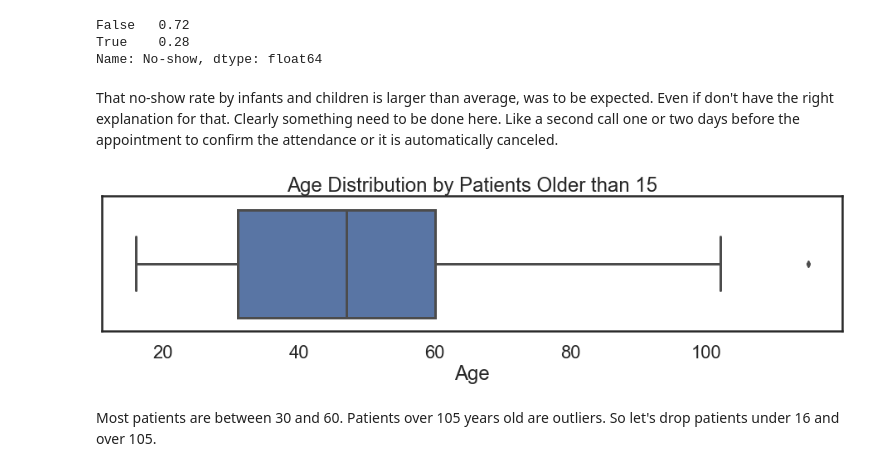
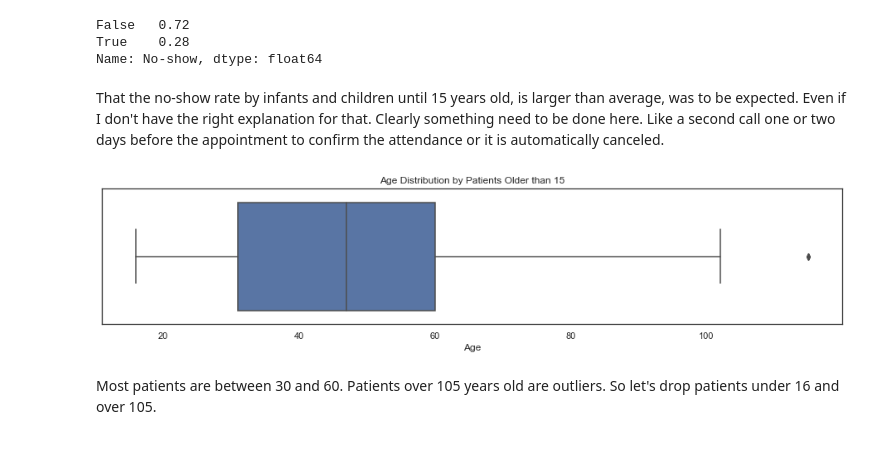
Before and after one commit to skacem/Business-Analytics, a Jupyter notebook: Misc/Medical_appointment_analysis.ipynb, the cells around one changed output. Saved outputs shown, nothing was run; the diff lists cells and outputs as text; code cells hidden in the pictures.

```diff
--- a/Misc/Medical_appointment_analysis.ipynb
+++ b/Misc/Medical_appointment_analysis.ipynb
@@ -189,6 +197,7 @@ df.drop(['AppointmentID', 'ScheduledDay'], axis=1, inplace=True);
 # Rename columns
 df.rename(columns={'Neighbourhood': 'Neighborhood',
                    'Handcap': 'Handicap',
-                   'Hipertension': 'Hypertension'},
+                   'Hipertension': 'Hypertension',
+                   'AppointmentDay': 'AppointmentDate'},
           inplace=True)
 # %%
@@ -204,8 +213,8 @@ df['Neighborhood'][0]
 'Jardim Da Penha'
 # %%
 # Extract Day of the week and Month from appointments
-df['AppointmentMonth'] = df['AppointmentDay'].dt.month_name().astype('category')
-df['AppointmentDay'] = df['AppointmentDay'].dt.day_name().astype('category')
+df['AppointmentMonth'] = df['AppointmentDate'].dt.month_name().astype('category')
+df['AppointmentDay'] = df['AppointmentDate'].dt.day_name().astype('category')
 # %% [markdown]
 ### Data Consistency Check
 # %%
@@ -327,5 +336,6 @@ pd.plotting.table(g, np.round(group_app_dist.describe(), 2),
 # %%
 group_app_dist.sort_values(ascending=True, inplace=True)
 # %%
+plt.style.use('bmh')
 df.groupby('NeighbourGroups')['No-show'].value_counts(normalize=True).unstack().plot.bar();
 # %% [output]
@@ -441,6 +480,9 @@ So let's remove them from our dataset.
 # %%
 tmp = df.copy()
 df = df[df['WaitingDays'] > 0]
+# %%
+# remove the same category
+df['WaitingPeriods'].cat.remove_unused_categories(inplace=True);
 # %%
 df['No-show'].value_counts(normalize=True)
 # %% [output]
@@ -469,15 +516,15 @@ False   0.72
 True    0.28
 Name: No-show, dtype: float64
 # %% [markdown]
-That no-show rate by infants and children is larger than average, was to be expected.  Even if don't have the right explanation for that. Clearly something need to be done here. Like a second call one or two days before the appointment to confirm the attendance or it is automatically canceled.
+That the no-show rate by infants and children until 15 years old, is larger than average, was to be expected.  Even if I don't have the right explanation for that. Clearly something need to be done here. Like a second call one or two days before the appointment to confirm the attendance or it is automatically canceled.
 # %%
 # Look at the distribution of Age
-sns.set(context='poster', style='white', rc={"figure.figsize": (16, 3)})
+sns.set(context='notebook', style='white', rc={"figure.figsize": (16, 3)})
 dist_age = sns.boxplot(x=df[df['Age']>15]['Age'])
 dist_age.set_title("Age Distribution by Patients Older than 15")
 plt.show()
 # %% [output]
-[figure, old version]
+[figure, new version]
 # %% [markdown]
 Most patients are between 30 and 60. Patients over 105 years old are outliers. So let's drop patients under 16 and over 105.
 # %%
```
Also changed, not shown: parts of 30 cells of this notebook.
